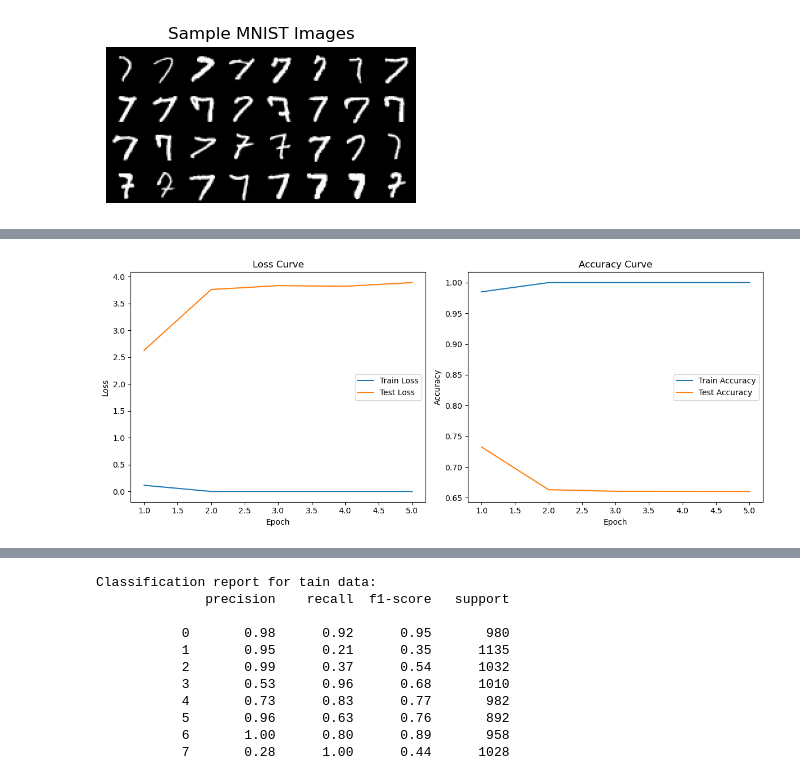
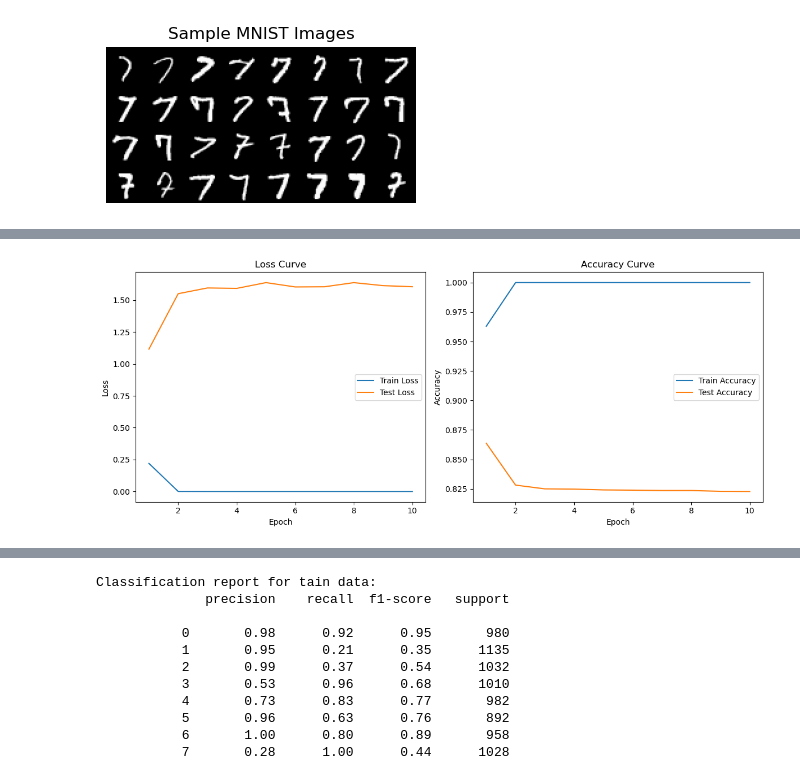
Before and after one commit to hmzi67/task-vector, a Jupyter notebook: experiment.ipynb, the cells around one changed output, grey strips where cells are left out. Drawn from its saved outputs; the diff is of its cells as text; code cells hidden in the pictures.

```diff
--- a/experiment.ipynb
+++ b/experiment.ipynb
@@ -240,3 +356,28 @@ mnist_train = torchvision.datasets.MNIST(
     transform=transform,  # Apply the transformations
     download=True   # Download the dataset if not already present
 )
+# %%
+import torch
+from torchvision import datasets, transforms
+import pandas as pd
+
+# Define the transformation to apply to the images (e.g., convert to tensor)
+transform = transforms.Compose([
+    transforms.ToTensor(),
+])
+
+# Extracting images and labels
+images, labels = mnist_train.data, mnist_train.targets
+
+# Check for missing values in the dataset (if data were tabular)
+# Convert to a DataFrame (flatten the images and add labels as columns)
+df = pd.DataFrame(images.view(-1, 28*28).numpy())  # Flatten the images
+
+# Add the labels as a column
+df['label'] = labels.numpy()
+
+# Check for missing values
+missing_values = df.isnull().sum()
+
+# Print the missing values for each column
+print(missing_values)
@@ -282,4 +575,3 @@ test_loader = DataLoader(mnist_test, batch_size=128, shuffle=True)
 # %%
 # Initialize the model
 model = SimpleNN()
-train_model(model, test_loader=test_loader, train_loader=train_loader, num_epochs=55)
@@ -299,0 +594,2 @@ Epoch [12/55] - Train Loss: 0.0504, Train Acc: 0.9829, Test Loss: 0.1015, Test A
+# %%
+train_model(model, test_loader=test_loader, train_loader=train_loader, num_epochs=50)
@@ -412,3 +775,3 @@ weighted avg       0.90      0.84      0.85     10000
 # %%
-train_model(model, train_loader_7, test_loader=test_loader,num_epochs=5, fine_tuning=True)
+train_model(model, train_loader_7, test_loader=test_loader,num_epochs=10, fine_tuning=True)
 # %% [output]
@@ -421,4 +789,4 @@ Fine-tuning complete!
-[figure, old version]
+[figure, new version]
 # %%
 evaluate_model(model, test_loader)
 # %% [output]
```
Also changed, not shown: parts of 29 cells of this notebook, 6 other files.
